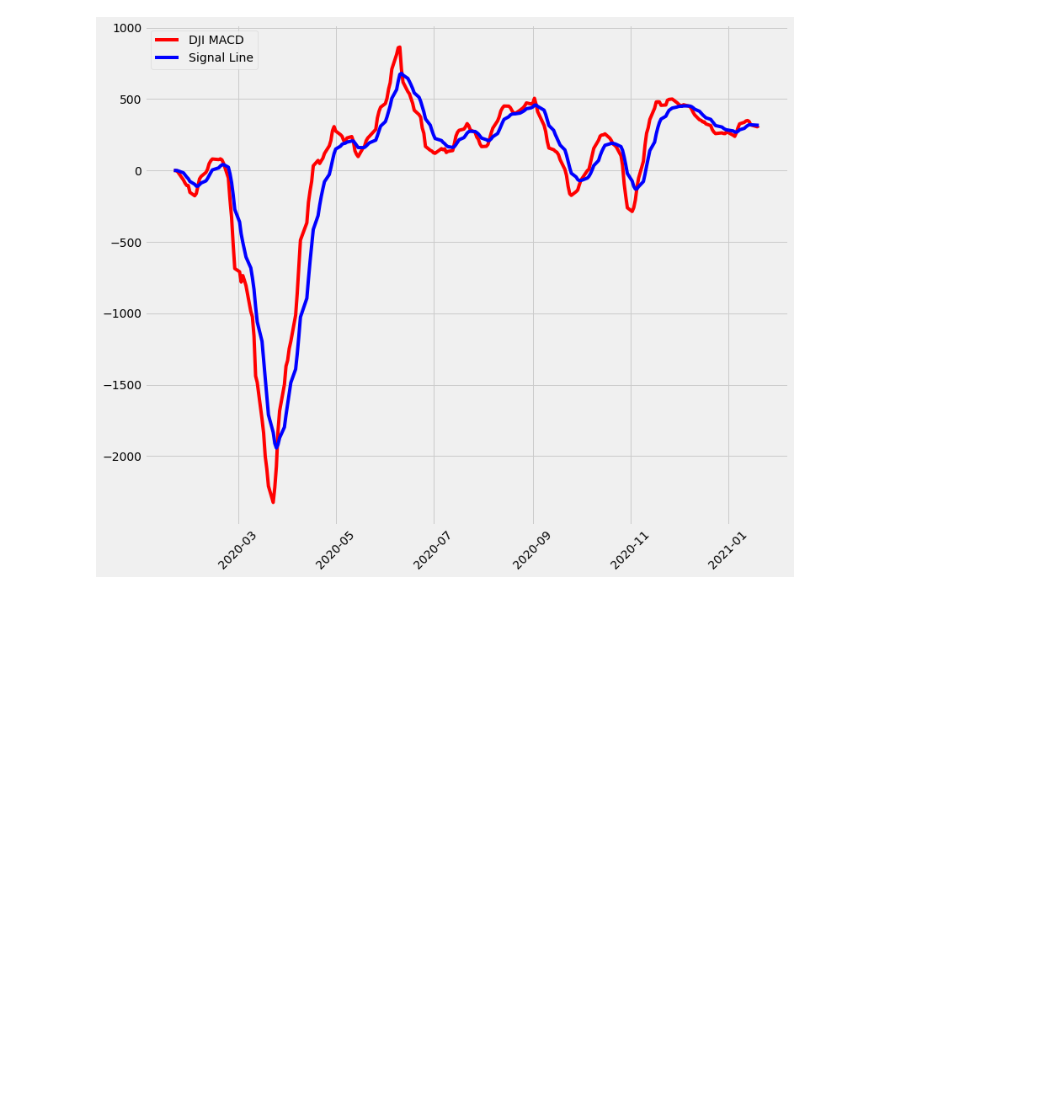
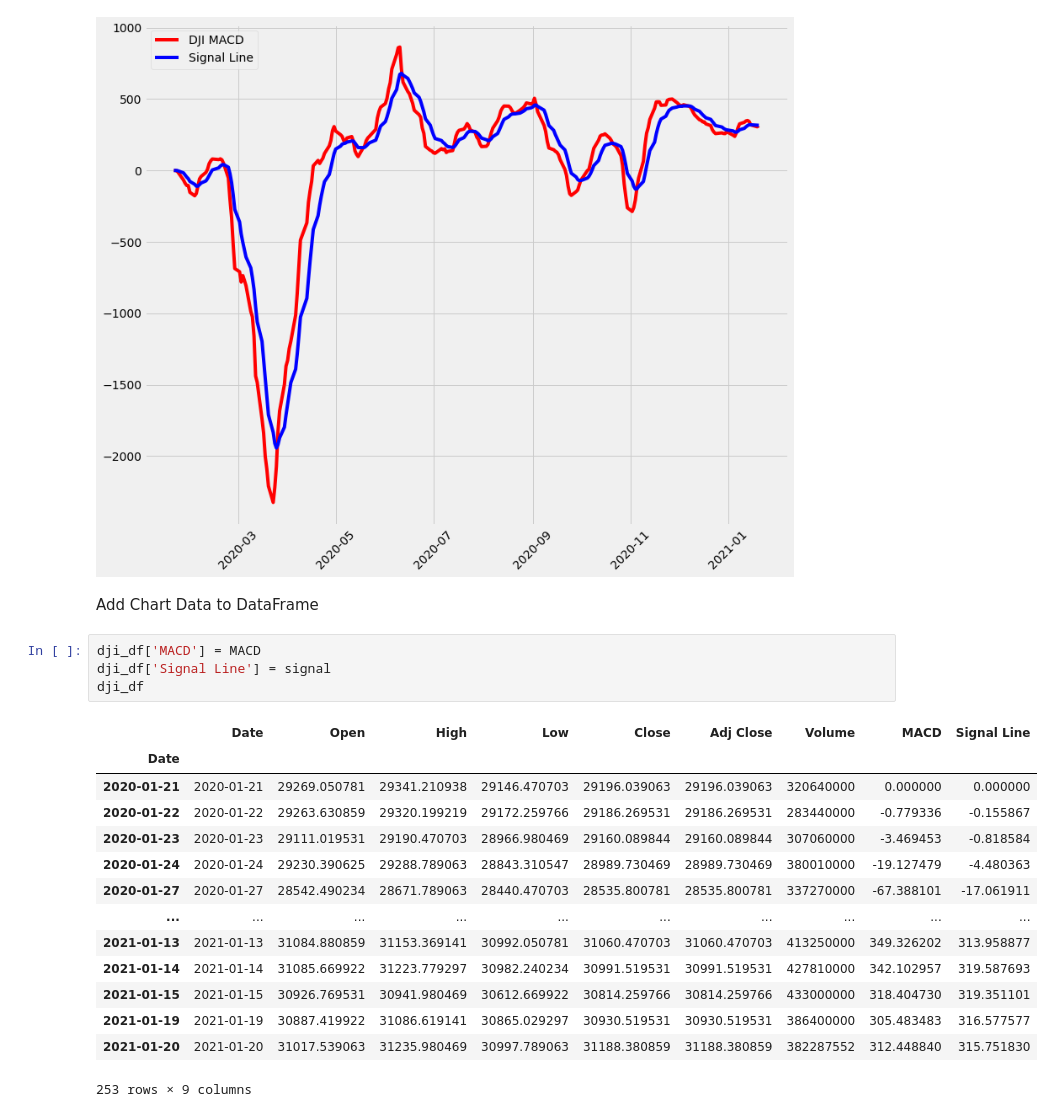
Before and after one commit to ArthurRoseira/down_jones_index_analysis, a Jupyter notebook: Down_Jones_Analysis.ipynb, the cells around one changed output. Cells and saved outputs as stored; diff of their text form; blank space fills up the shorter version.

```diff
--- a/Down_Jones_Analysis.ipynb
+++ b/Down_Jones_Analysis.ipynb
@@ -72,3 +72,24 @@ plt.legend(loc='upper left')
 plt.show()
 # %% [output]
 [figure]
+# %% [markdown]
+Add Chart Data to DataFrame
+# %%
+dji_df['MACD'] = MACD
+dji_df['Signal Line'] = signal
+dji_df
+# %% [output]
+|  | Date | Open | High | Low | Close | Adj Close | Volume | MACD | Signal Line |
+| Date |  |  |  |  |  |  |  |  |  |
+| 2020-01-21 | 2020-01-21 | 29269.050781 | 29341.210938 | 29146.470703 | 29196.039063 | 29196.039063 | 320640000 | 0.000000 | 0.000000 |
+| 2020-01-22 | 2020-01-22 | 29263.630859 | 29320.199219 | 29172.259766 | 29186.269531 | 29186.269531 | 283440000 | -0.779336 | -0.155867 |
+| 2020-01-23 | 2020-01-23 | 29111.019531 | 29190.470703 | 28966.980469 | 29160.089844 | 29160.089844 | 307060000 | -3.469453 | -0.818584 |
+| 2020-01-24 | 2020-01-24 | 29230.390625 | 29288.789063 | 28843.310547 | 28989.730469 | 28989.730469 | 380010000 | -19.127479 | -4.480363 |
+| 2020-01-27 | 2020-01-27 | 28542.490234 | 28671.789063 | 28440.470703 | 28535.800781 | 28535.800781 | 337270000 | -67.388101 | -17.061911 |
+| ... | ... | ... | ... | ... | ... | ... | ... | ... | ... |
+| 2021-01-13 | 2021-01-13 | 31084.880859 | 31153.369141 | 30992.050781 | 31060.470703 | 31060.470703 | 413250000 | 349.326202 | 313.958877 |
+| 2021-01-14 | 2021-01-14 | 31085.669922 | 31223.779297 | 30982.240234 | 30991.519531 | 30991.519531 | 427810000 | 342.102957 | 319.587693 |
+| 2021-01-15 | 2021-01-15 | 30926.769531 | 30941.980469 | 30612.669922 | 30814.259766 | 30814.259766 | 433000000 | 318.404730 | 319.351101 |
+| 2021-01-19 | 2021-01-19 | 30887.419922 | 31086.619141 | 30865.029297 | 30930.519531 | 30930.519531 | 386400000 | 305.483483 | 316.577577 |
+| 2021-01-20 | 2021-01-20 | 31017.539063 | 31235.980469 | 30997.789063 | 31188.380859 | 31188.380859 | 382287552 | 312.448840 | 315.751830 |
+253 rows × 9 columns
```
Also changed, not shown: parts of 2 cells of this notebook.
